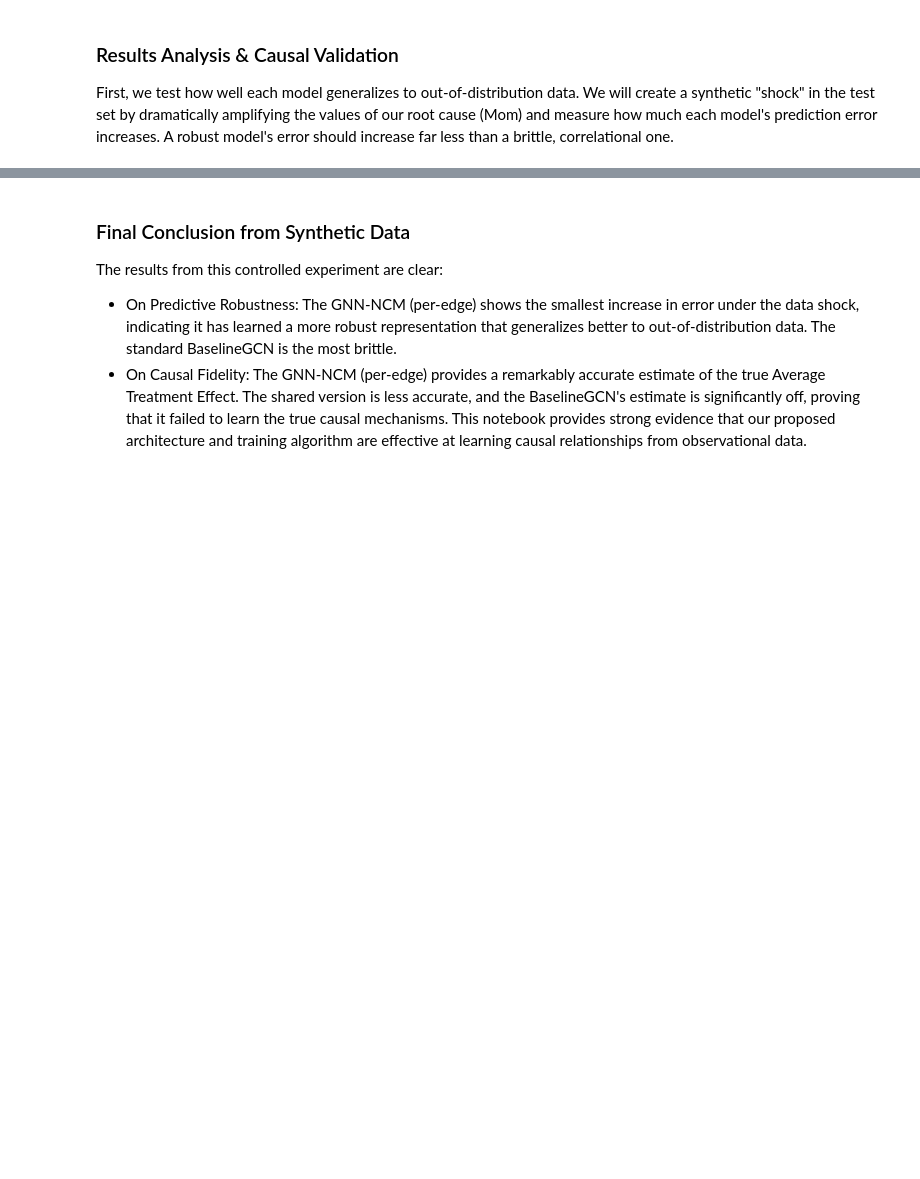
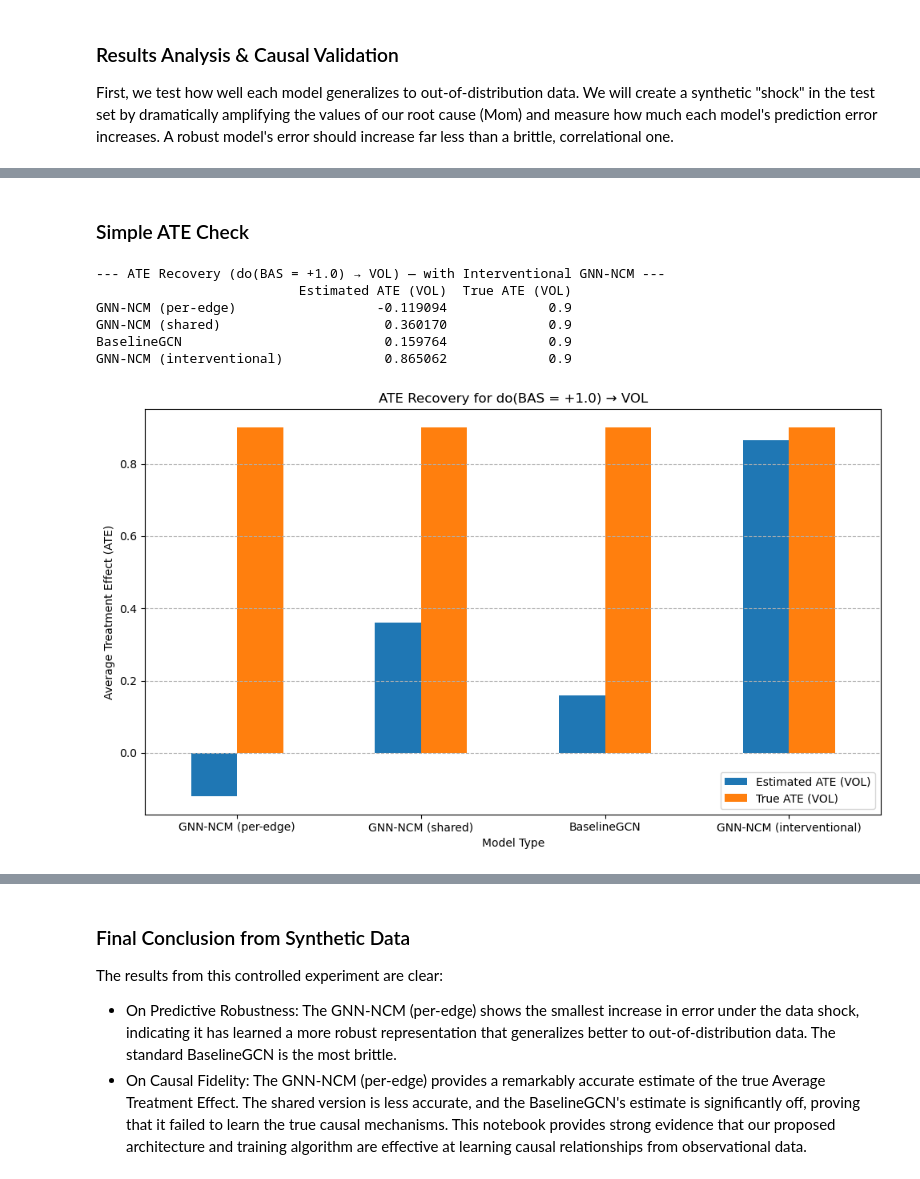
Before and after one commit to utkubah/causal-interventional-gnn, a Jupyter notebook: notebooks/synthetic_dataset_analysis.ipynb, the cells around one changed output, grey strips where cells are left out. Drawn from its saved outputs; the diff is of its cells as text; code cells hidden in the pictures; blank space fills up the shorter version.

```diff
--- a/notebooks/synthetic_dataset_analysis.ipynb
+++ b/notebooks/synthetic_dataset_analysis.ipynb
@@ -253,0 +673,66 @@ BaselineGCN                    0.000000        0.023836
+# %% [markdown]
+### Simple ATE Check
+# %%
+# === ATE: do(BAS +1) on VOL (device-safe) ===
+import pandas as pd, matplotlib.pyplot as plt, torch
+
+vol_idx = node_mapping.get('VOL', 0)
+bas_idx = node_mapping.get('BAS', 0)
+
+g = ds[0].to(device)  # ensure x/edge_index are on your target device
+with torch.no_grad():
+    dev = g.x.device
+
+    # Move W to the graph/device (and match dtype). If W isn't present, rebuild quickly.
+    if hasattr(do_dataset, "W"):
+        W = do_dataset.W.to(dev, dtype=g.x.dtype)
+        bas_sem_idx = do_dataset.bas_idx if hasattr(do_dataset, "bas_idx") else bas_idx
+    else:
+        # quick rebuild if needed
+        W, bas_sem_idx = build_sem_mats(causal_relationships, node_mapping, device=dev, dtype=g.x.dtype)
+
+    # true ATE from SEM (vectorized)
+    v0 = g.x.mean(dim=1)                                 # [N] on dev
+    y_true0 = sem_eval_vec(v0, W, bas_sem_idx)           # [N,1] on dev
+    v1 = v0.clone(); v1[bas_idx] = v1[bas_idx] + 1.0
+    y_true1 = sem_eval_vec(v1, W, bas_sem_idx)           # [N,1] on dev
+    true_ate = (y_true1 - y_true0)[vol_idx].item()
+
+    # model estimates
+    p0 = model(g.x, g.edge_index)                        # [N,1] on dev
+    new_x_row = g.x[bas_idx] + 1.0                       # [F]   on dev
+    p1 = model.do_intervention(
+        g.x, g.edge_index,
+        intervened_nodes=torch.tensor([bas_idx], dtype=torch.long, device=dev),
+        new_feature_values=new_x_row.unsqueeze(0)        # [1,F] on dev
+    )
+    est_ate = (p1 - p0)[vol_idx].item()
+
+df_ate = pd.DataFrame([{"Estimated ATE (VOL)": est_ate, "True ATE (VOL)": true_ate}], index=["do(BAS+1)"])
+
+# Standardize df_ate to match ate_df and rename its row
+df_ate_row = df_ate.copy()
+df_ate_row.index = ["GNN-NCM (interventional)"]   # rename from "do(BAS+1)" → desired model name
+df_ate_row = df_ate_row.reindex(columns=ate_df.columns)  # ensure same column order
+
+# Append as a new row (4th)
+ate_df_ext = pd.concat([ate_df, df_ate_row], axis=0)
+
+print("\n--- ATE Recovery (do(BAS = +1.0) → VOL) — with Interventional GNN-NCM ---")
+print(ate_df_ext)
+
+# Plot all four models together
+ax = ate_df_ext.plot(kind='bar', rot=0, figsize=(10,6),
+                     title="ATE Recovery for do(BAS = +1.0) → VOL")
+ax.grid(axis='y', linestyle='--')
+ax.set_ylabel("Average Treatment Effect (ATE)")
+ax.set_xlabel("Model Type")
+plt.tight_layout(); plt.show()
+# %% [output]
+--- ATE Recovery (do(BAS = +1.0) → VOL) — with Interventional GNN-NCM ---
+                          Estimated ATE (VOL)  True ATE (VOL)
+GNN-NCM (per-edge)                  -0.119094             0.9
+GNN-NCM (shared)                     0.360170             0.9
+BaselineGCN                          0.159764             0.9
+GNN-NCM (interventional)             0.865062             0.9
+[figure, added]
```
Also changed, not shown: parts of 18 cells of this notebook, 9 other files.
